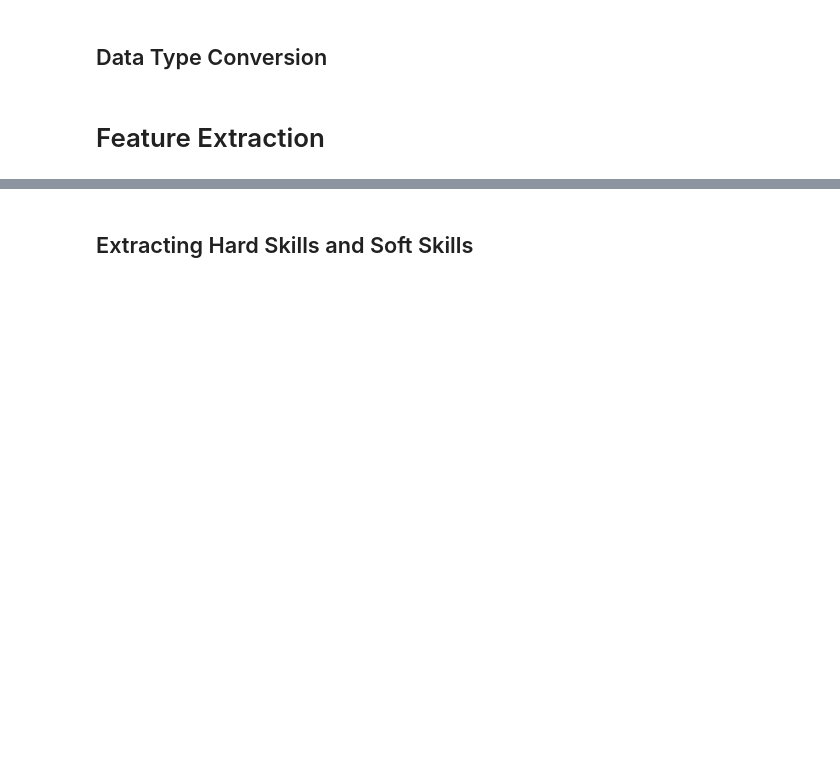
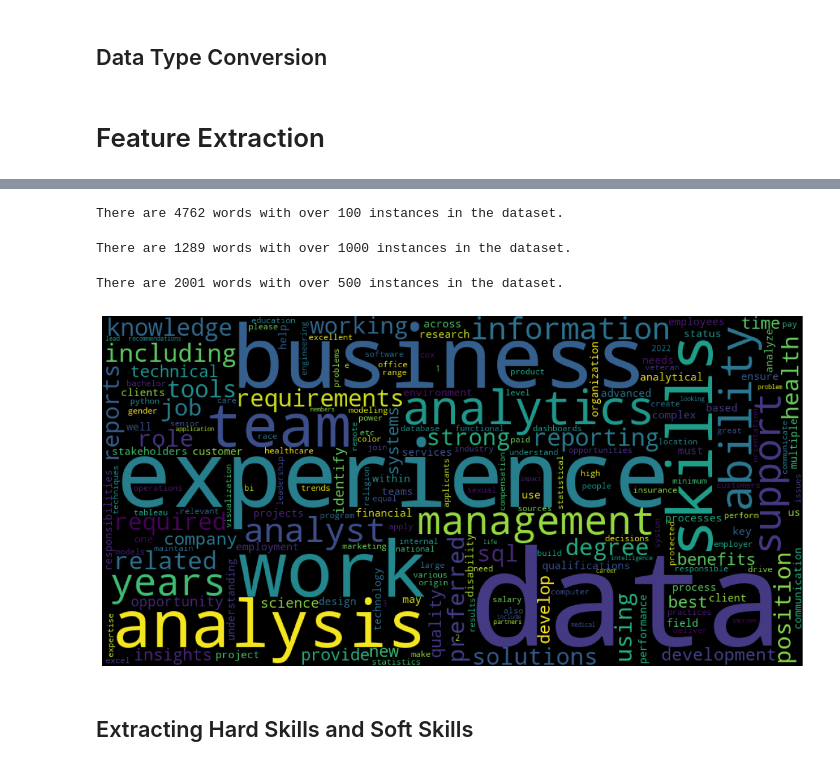
Before and after one commit to CSergiy/Data_Science_Job_Analysis, a Jupyter notebook: Notebooks/Dataset Reduction.ipynb, the cells around one changed output, grey strips where cells are left out. Cells and saved outputs as stored; diff of their text form; code cells hidden in the pictures; blank space fills up the shorter version.

Commit message:
Add word cloud for descriptions

```diff
--- a/Notebooks/Dataset Reduction.ipynb
+++ b/Notebooks/Dataset Reduction.ipynb
@@ -294,3 +289,47 @@ There are 1289 words in the top 1000 most common words.
+# %%
+print(f"There are {len(common_words_sorted)} words with over 100 instances in the dataset.")
+# %% [output]
+There are 4762 words with over 100 instances in the dataset.
+# %%
+# Get a list of all words with their frequencies
+word_frequencies = total_word_counts.items()
+
+# Filter the list to include only the words that occur more than 1000 times
+common_words = [(word, count) for word, count in word_frequencies if count > 1000]
+
+# Sort the words by their frequency
+common_words_sorted = sorted(common_words, key=lambda x: x[1], reverse=True)
+
+print(f"There are {len(common_words_sorted)} words with over 1000 instances in the dataset.")
+# %% [output]
+There are 1289 words with over 1000 instances in the dataset.
+# %%
+# Get a list of all words with their frequencies
+word_frequencies = total_word_counts.items()
+
+# Filter the list to include only the words that occur more than 500 times
+common_words = [(word, count) for word, count in word_frequencies if count > 500]
+
+# Sort the words by their frequency
+common_words_sorted = sorted(common_words, key=lambda x: x[1], reverse=True)
+
+print(f"There are {len(common_words_sorted)} words with over 500 instances in the dataset.")
+# %% [output]
+There are 2001 words with over 500 instances in the dataset.
+# %%
+# Convert list of tuples into a dictionary
+word_dict = dict(common_words_sorted)
+
+# Generate word cloud
+wordcloud = WordCloud(width = 1000, height = 500).generate_from_frequencies(word_dict)
+
+# Display the word cloud
+plt.figure(figsize=(15,8))
+plt.imshow(wordcloud)
+plt.axis("off")
+plt.show()
+# %% [output]
+[figure, added]
 # %% [markdown]
 ## Extracting Hard Skills and Soft Skills
 # %% [markdown]
```
Also changed, not shown: parts of 18 cells of this notebook.
